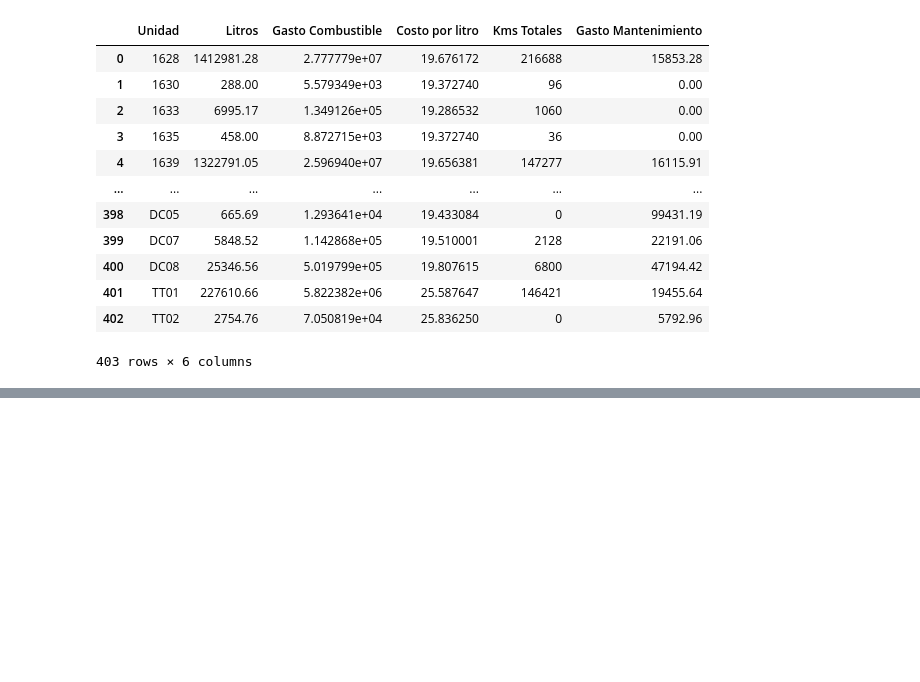
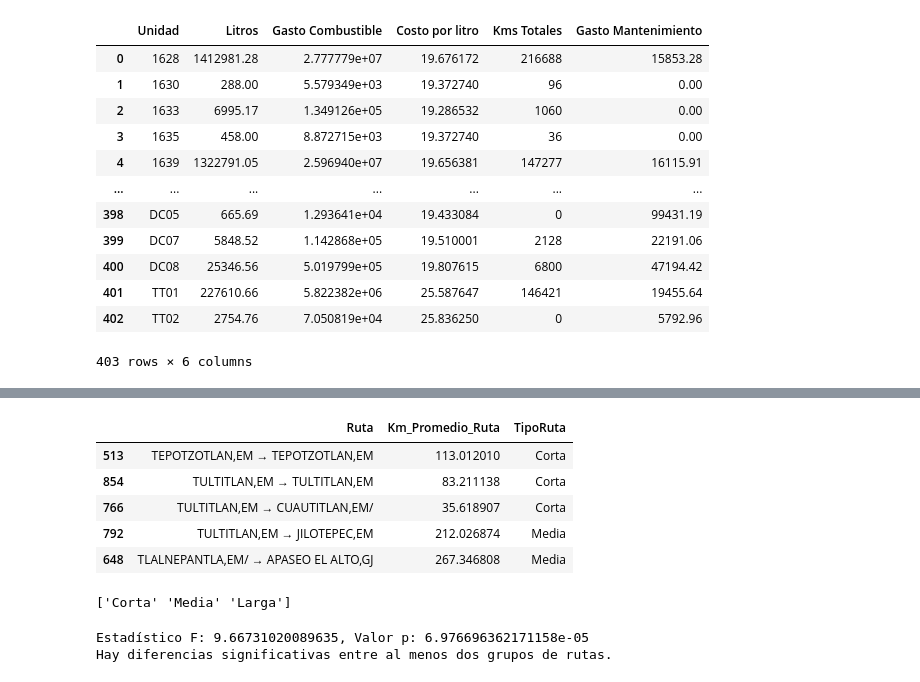
Before and after one commit to pomaremiliano/dashboard-datastorm, a Jupyter notebook: data/RecoleccionReto.ipynb, the cells around one changed output, grey strips where cells are left out. Saved outputs shown, nothing was run; the diff lists cells and outputs as text; code cells hidden in the pictures; blank space fills up the shorter version.

Commit message:
add: anova tests for first 2 SQ

```diff
--- a/data/RecoleccionReto.ipynb
+++ b/data/RecoleccionReto.ipynb
@@ -40,7 +40,9 @@ df1
 | 215 | 1882 | Sayer | EC-04 | 2024-01-31 01:52:12 | ARBESU MEDINA JOSE ALBERTO | ARBJO | ATBVIL | 19.631360 | ... |
 216 rows × 15 columns
 # %%
-df15 = pd.read_excel("./old/Analisis de Cargas _ 2024 Ultimo trimestre.xlsx", sheet_name=5)
+df15 = pd.read_excel(
+    "./old/Analisis de Cargas _ 2024 Ultimo trimestre.xlsx", sheet_name=5
+)
 # %%
 df_cargas = pd.concat([df1, df15])
 # %%
@@ -282,0 +290,20 @@ df_gastos_unidad['CPK'] = df_gastos_unidad['CPK'].replace([float('inf'), -float(
+# %%
+# Crear una columna 'Ruta' combinando 'Ciudad Origen' y 'Ciudad Destino'
+df_merged["Ruta"] = df_merged["Ciudad Origen"] + " → " + df_merged["Ciudad Destino"]
+
+# Agrupar por 'Ruta' y sumar los kilómetros totales y litros consumidos
+tabla_rutas = (
+    df_merged.groupby("Ruta")
+    .agg(
+        {
+            "kmstotales": "sum",
+            "Litros": "sum",
+            "ord_number": "count",  # cantidad de viajes/rutas
+        }
+    )
+    .reset_index()
+    .rename(columns={"ord_number": "Cantidad de viajes"})
+    .sort_values(by="Cantidad de viajes", ascending=False)
+)
+
+tabla_rutas10 = tabla_rutas.head(10)
@@ -282,0 +477,32 @@ df_gastos_unidad['CPK'] = df_gastos_unidad['CPK'].replace([float('inf'), -float(
+# %%
+# Calcular el promedio de kilómetros por ruta
+tabla_rutas["Km_Promedio_Ruta"] = (
+    tabla_rutas["kmstotales"] / tabla_rutas["Cantidad de viajes"]
+)
+
+
+# Clasificar tipo de ruta según el promedio
+def clasificar_ruta(km):
+    if km < 150:
+        return "Corta"
+    elif 150 <= km <= 300:
+        return "Media"
+    else:
+        return "Larga"
+
+
+tabla_rutas["TipoRuta"] = tabla_rutas["Km_Promedio_Ruta"].apply(clasificar_ruta)
+
+
+tabla_rutas[["Ruta", "Km_Promedio_Ruta", "TipoRuta"]].head()
+# %% [output]
+|  | Ruta | Km_Promedio_Ruta | TipoRuta |
+| 513 | TEPOTZOTLAN,EM → TEPOTZOTLAN,EM | 113.012010 | Corta |
+| 854 | TULTITLAN,EM → TULTITLAN,EM | 83.211138 | Corta |
+| 766 | TULTITLAN,EM → CUAUTITLAN,EM/ | 35.618907 | Corta |
+| 792 | TULTITLAN,EM → JILOTEPEC,EM | 212.026874 | Media |
+| 648 | TLALNEPANTLA,EM/ → APASEO EL ALTO,GJ | 267.346808 | Media |
+# %%
+print(tabla_rutas["TipoRuta"].unique())
+# %% [output]
+['Corta' 'Media' 'Larga']
@@ -282,0 +515,11 @@ df_gastos_unidad['CPK'] = df_gastos_unidad['CPK'].replace([float('inf'), -float(
+# %%
+# Prueba ANOVA
+f_stat, p_value = stats.f_oneway(cpk_larga, cpk_media, cpk_corta)
+print(f"Estadístico F: {f_stat}, Valor p: {p_value}")
+if p_value < 0.05:
+    print("Hay diferencias significativas entre al menos dos grupos de rutas.")
+else:
+    print("No hay diferencias significativas entre los grupos de rutas.")
+# %% [output]
+Estadístico F: 9.66731020089635, Valor p: 6.976696362171158e-05
+Hay diferencias significativas entre al menos dos grupos de rutas.
```
Also changed, not shown: parts of 30 cells of this notebook, 4 other files.
